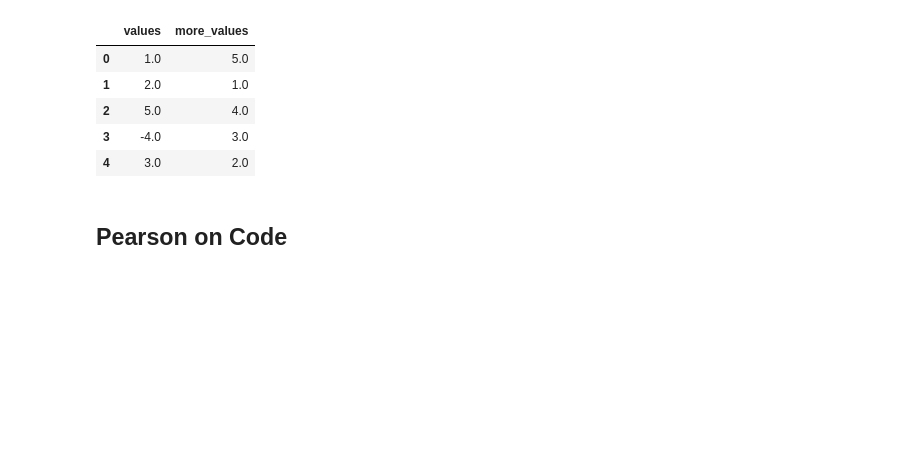
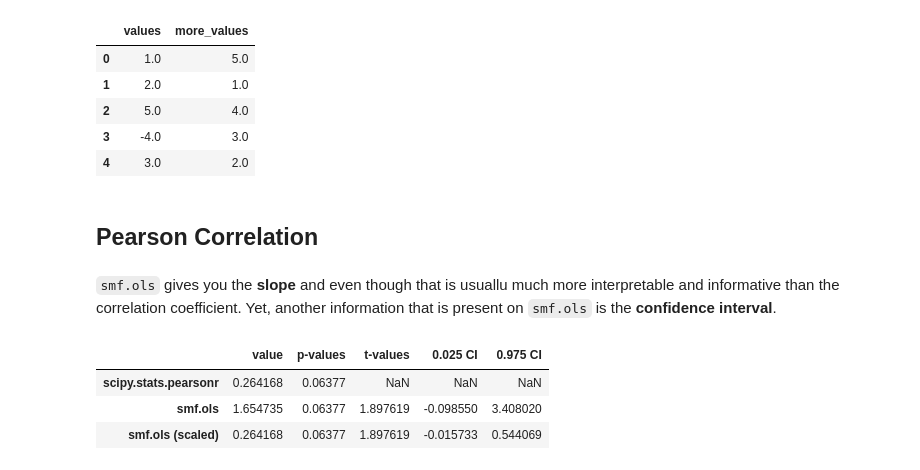
Before and after one commit to LucianoBatista/study-sprints, a Jupyter notebook: sprint-2021-12-05/stat-tests-are-linear-models/tests-are-linear-models.ipynb, the cells around one changed output. Cells and saved outputs as stored; diff of their text form; code cells hidden in the pictures; blank space fills up the shorter version.

```diff
--- a/sprint-2021-12-05/stat-tests-are-linear-models/tests-are-linear-models.ipynb
+++ b/sprint-2021-12-05/stat-tests-are-linear-models/tests-are-linear-models.ipynb
@@ -53,4 +62,26 @@ signed_rank(df)
 | 3 | -4.0 | 3.0 |
 | 4 | 3.0 | 2.0 |
 # %% [markdown]
-## Pearson on Code
+## Pearson Correlation
+# %% [markdown]
+`smf.ols` gives you the **slope** and even though that is usuallu much more interpretable and informative than the correlation coefficient.
+Yet, another information that is present on `smf.ols` is the **confidence interval**.
+# %%
+correlated = pd.DataFrame()
+correlated["x"] = np.linspace(0, 1)
+correlated["y"] = 1.5 * correlated.x + 2 * np.random.randn(len(correlated.x))
+
+scaled = correlated / correlated.std()
+
+r, p = scipy.stats.pearsonr(correlated["x"], correlated["y"])
+res1 = smf.ols(formula="y ~ 1 + x", data=correlated).fit()
+res2 = smf.ols(formula="y ~ 1 + x", data=scaled).fit()
+# %%
+utils.tabulate_results([r, p, None, None, None],
+                        [res1, res2],
+                        ["scipy.stats.pearsonr", "smf.ols", "smf.ols (scaled)"])
+# %% [output]
+|  | value | p-values | t-values | 0.025 CI | 0.975 CI |
+| scipy.stats.pearsonr | 0.264168 | 0.06377 | NaN | NaN | NaN |
+| smf.ols | 1.654735 | 0.06377 | 1.897619 | -0.098550 | 3.408020 |
+| smf.ols (scaled) | 0.264168 | 0.06377 | 1.897619 | -0.015733 | 0.544069 |
```
Also changed, not shown: parts of 17 cells of this notebook, 3 other files.
